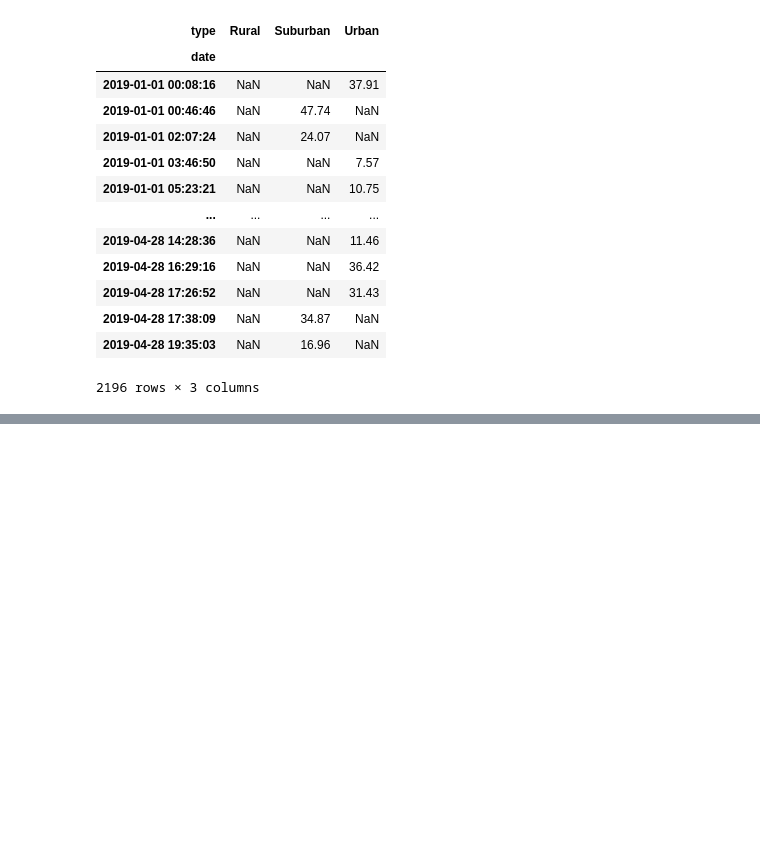
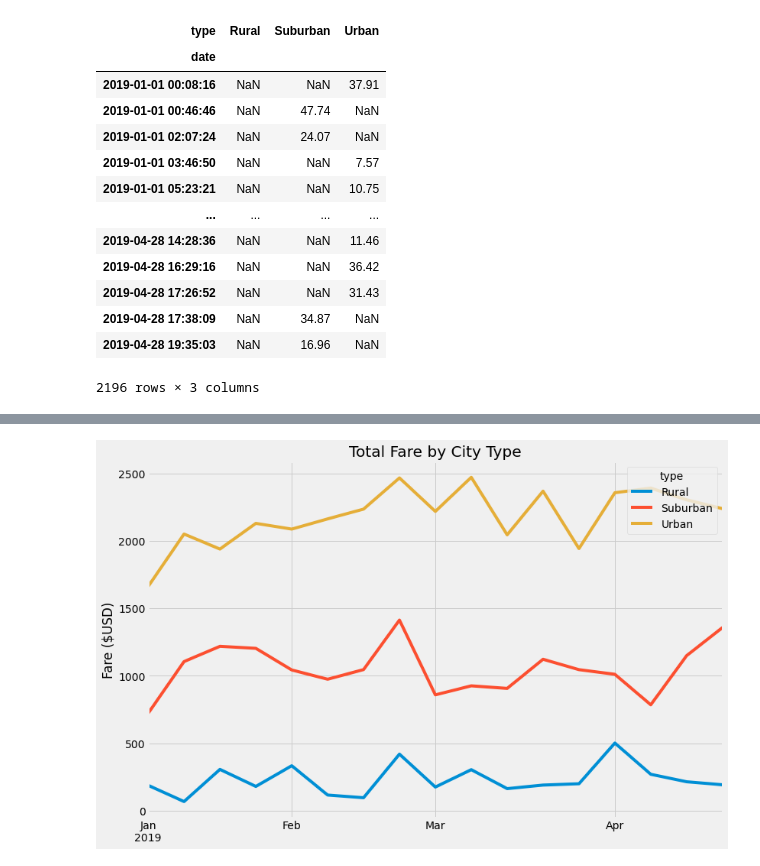
Before and after one commit to ReesyJordan1/PyBer_Analysis, a Jupyter notebook: PyBer_Challenge_starter_code.ipynb, the cells around one changed output, grey strips where cells are left out. Cells and saved outputs as stored; diff of their text form; code cells hidden in the pictures; blank space fills up the shorter version.

```diff
--- a/PyBer_Challenge_starter_code.ipynb
+++ b/PyBer_Challenge_starter_code.ipynb
@@ -186,8 +194,8 @@ Fare_sum_pivot
 2375 rows × 3 columns
 # %%
 # 5. Create a new DataFrame from the pivot table DataFrame using loc on the given dates, '2019-01-01':'2019-04-29'.
-locdate_df = Fare_sum_pivot.loc["2019-01-01":"2019-04-29"]
-locdate_df
+Jan_April_df = Fare_sum_pivot.loc["2019-01-01":"2019-04-29"]
+Jan_April_df
 # %% [output]
 | type | Rural | Suburban | Urban |
 | date |  |  |  |
@@ -206,5 +214,4 @@ locdate_df
 # %%
 # 6. Set the "date" index to datetime datatype. This is necessary to use the resample() method in Step 8.
 # df.index = pd.to_datetime(df.index)
-date_df.index = pd.to_datetime(locdate_df.index)
-date_df.index
+Jan_April_df.index = pd.to_datetime(Jan_April_df.index)
@@ -218,9 +232,26 @@ NameError: name 'date_df' is not defined
 # %%
 # 8. Create a new DataFrame using the "resample()" function by week 'W' and get the sum of the fares for each week.
+Jan_April_df = Jan_April_df.resample('W').sum()
 # %%
 # 8. Using the object-oriented interface method, plot the resample DataFrame using the df.plot() function.
 
 # Import the style from Matplotlib.
 from matplotlib import style
 # Use the graph style fivethirtyeight.
 style.use('fivethirtyeight')
+
+ax=Jan_April_df.plot(figsize=(12,8))
+ax.set_xlabel("Months")
+ax.set_ylabel("Fare ($USD)")
+x_axis = ax.axes.get_xaxis()
+x_label = x_axis.get_label()
+x_label.set_visible(False)
+ax.set_title("Total Fare by City Type")
+lgnd = plt.legend(loc="upper right", title="type")
+
+
+# Save the figure
+plt.savefig("analysis/PyBer_totalfare_summary.png")
+plt.show()
+# %% [output]
+[figure, added]
```
Also changed, not shown: parts of 4 cells of this notebook.
